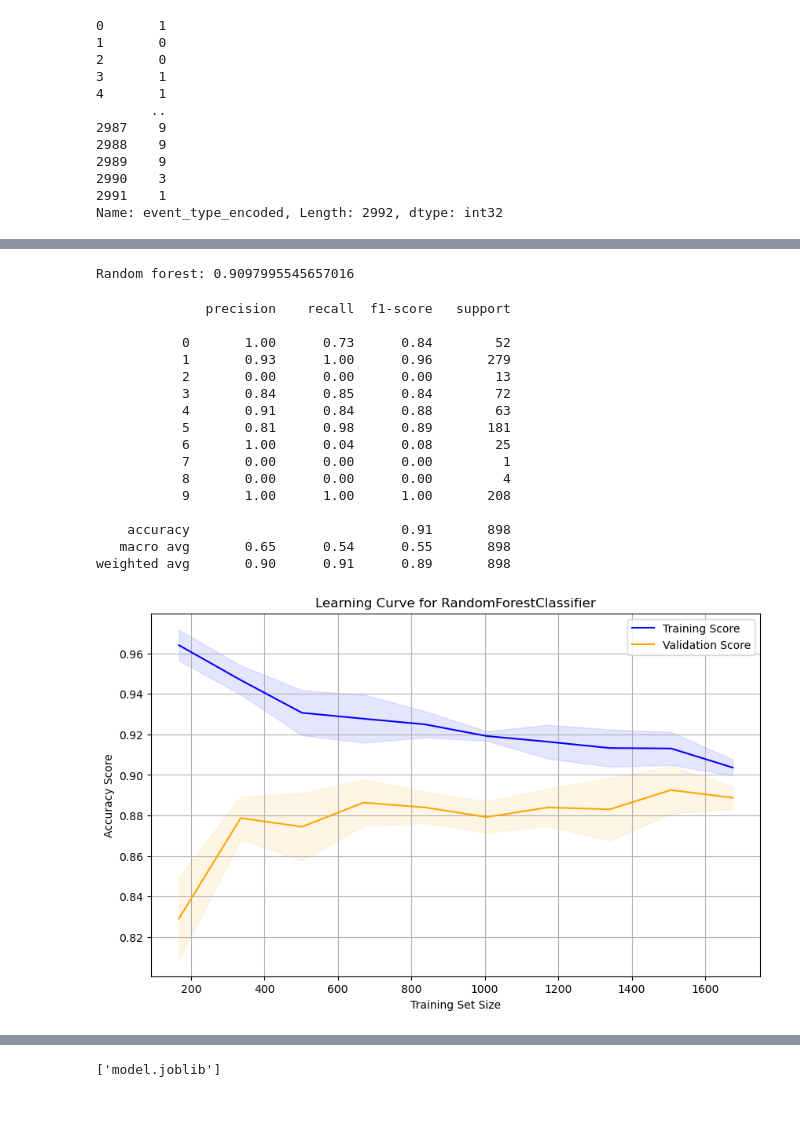
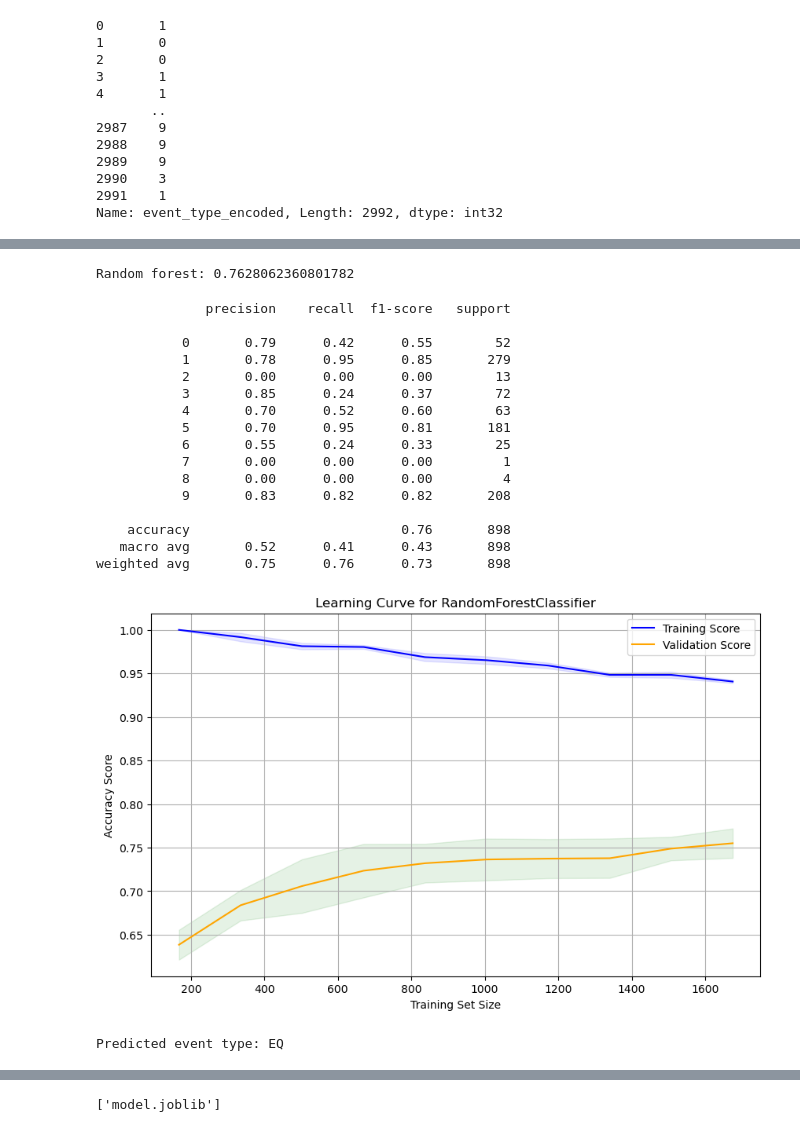
Before and after one commit to informrohit1/Climate-Resilience-and-Disaster-Forecasting, a Jupyter notebook: modelTesting.ipynb, the cells around one changed output, grey strips where cells are left out. Cells and saved outputs as stored; diff of their text form; code cells hidden in the pictures.

```diff
--- a/modelTesting.ipynb
+++ b/modelTesting.ipynb
@@ -153,5 +155,5 @@ df.sample()
 # %%
-X=df.iloc[:,2:17]
+X=df.iloc[:,2:16]
 # %%
 X = X.drop(['condition','event_type'], axis=1)
 # %%
@@ -195,8 +197,8 @@ X_scaled.shape
 X_train, X_test, y_train, y_test = train_test_split(X_scaled, y, test_size=0.3, random_state=42)
 # %%
 dt_classifier = DecisionTreeClassifier(random_state=42,criterion='gini',
-    splitter='random',
-    max_depth=5)
+    splitter='best',
+    max_depth=7)
 
 dt_classifier.fit(X_train, y_train)
 dt_pred = dt_classifier.predict(X_test)
@@ -255,5 +257,5 @@ plt.show()
 # %%
-knn_classifier = KNeighborsClassifier(n_neighbors=7,
+knn_classifier = KNeighborsClassifier(n_neighbors=5,
     weights='uniform',
     algorithm='auto')
 
@@ -318,5 +320,5 @@ plt.show()
 # %%
-clf = RandomForestClassifier(n_estimators=50, max_depth=5, random_state=42)
+clf = RandomForestClassifier(n_estimators=100, max_depth=10, random_state=42)
 clf.fit(X_train, y_train)
 
 y_pred = clf.predict(X_test)
@@ -324,59 +326,61 @@ y_pred = clf.predict(X_test)
 accuracy = accuracy_score(y_test, y_pred)
 print("Random forest:",accuracy)
 # %% [output]
-Random forest: 0.9097995545657016
+Random forest: 0.7628062360801782
 # %%
 print(classification_report(y_test, y_pred))
 # %% [output]
               precision    recall  f1-score   support
 
-           0       1.00      0.73      0.84        52
-           1       0.93      1.00      0.96       279
+           0       0.79      0.42      0.55        52
+           1       0.78      0.95      0.85       279
            2       0.00      0.00      0.00        13
-           3       0.84      0.85      0.84        72
-           4       0.91      0.84      0.88        63
-           5       0.81      0.98      0.89       181
-           6       1.00      0.04      0.08        25
+           3       0.85      0.24      0.37        72
+           4       0.70      0.52      0.60        63
+           5       0.70      0.95      0.81       181
+           6       0.55      0.24      0.33        25
            7       0.00      0.00      0.00         1
            8       0.00      0.00      0.00         4
-           9       1.00      1.00      1.00       208
+           9       0.83      0.82      0.82       208
 
-    accuracy                           0.91       898
-   macro avg       0.65      0.54      0.55       898
-weighted avg       0.90      0.91      0.89       898
+    accuracy                           0.76       898
+   macro avg       0.52      0.41      0.43       898
+weighted avg       0.75      0.76      0.73       898
 # %%
 train_sizes, train_scores, val_scores = learning_curve(
     clf, X_train, y_train, cv=5, scoring='accuracy', train_sizes=np.linspace(0.1, 1.0, 10), random_state=42
 )
 train_scores_mean = np.mean(train_scores, axis=1)
 train_scores_std = np.std(train_scores, axis=1)
 val_scores_mean = np.mean(val_scores, axis=1)
 val_scores_std = np.std(val_scores, axis=1)
 
 plt.figure(figsize=(10, 6))
 plt.plot(train_sizes, train_scores_mean, label="Training Score", color="blue")
 plt.fill_between(train_sizes, train_scores_mean - train_scores_std, train_scores_mean + train_scores_std, alpha=0.1, color="blue")
 plt.plot(train_sizes, val_scores_mean, label="Validation Score", color="orange")
-plt.fill_between(train_sizes, val_scores_mean - val_scores_std, val_scores_mean + val_scores_std, alpha=0.1, color="orange")
+plt.fill_between(train_sizes, val_scores_mean - val_scores_std, val_scores_mean + val_scores_std, alpha=0.1, color="green")
 
 plt.xlabel("Training Set Size")
 plt.ylabel("Accuracy Score")
 plt.title("Learning Curve for RandomForestClassifier")
 plt.legend(loc="best")
 plt.grid(True)
 plt.show()
 # %% [output]
-[figure, old version]
+[figure, new version]
 # %%
-# def predict_event_type(latitude, longitude, temperature, max_temp,min_temp, humidity, wind_speed, precipitation, uv_index,year,month,day):
-#     user_input = [[temperature, humidity, min_temp, max_temp, precipitation, wind_speed, latitude, longitude, uv_index,year,month,day]]
-#     user_input_scaled = scaler.transform(user_input)
-#     encoded_prediction = rf.predict(user_input_scaled)
-#     decoded_prediction = label_encoder.inverse_transform([int(encoded_prediction)])
-#     return decoded_prediction[0]
+def predict_event_type(latitude, longitude, temperature, max_temp,min_temp, humidity, wind_speed, precipitation, uv_index,year,month,day):
+    user_input = [[temperature, humidity, min_temp, max_temp, precipitation, wind_speed, latitude, longitude, uv_index,year,month,day]]
+    user_input_scaled = scaler.transform(user_input)
+    encoded_prediction = clf.predict(user_input_scaled)
+    decoded_prediction = label_encoder.inverse_transform([int(encoded_prediction)])
+    return decoded_prediction[0]
 
-# predicted_event = predict_event_type(14.5,-99,28.2,30.6,3.0,21,21.2,1.15,8,2024,12,12)
-# print("Predicted event type:", predicted_event)
+predicted_event = predict_event_type(14.5,-99,28.2,30.6,3.0,21,21.2,1.15,8,2024,12,12)
+print("Predicted event type:", predicted_event)
+# %% [output]
+Predicted event type: EQ
 # %%
 log_reg = LogisticRegression(solver='liblinear',random_state=42)
 
```
Also changed, not shown: parts of 19 cells of this notebook, 11 other files.
